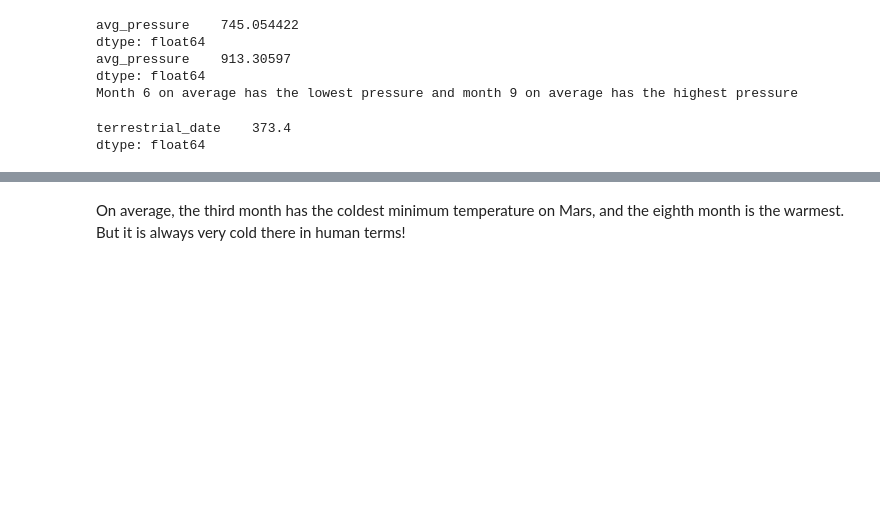
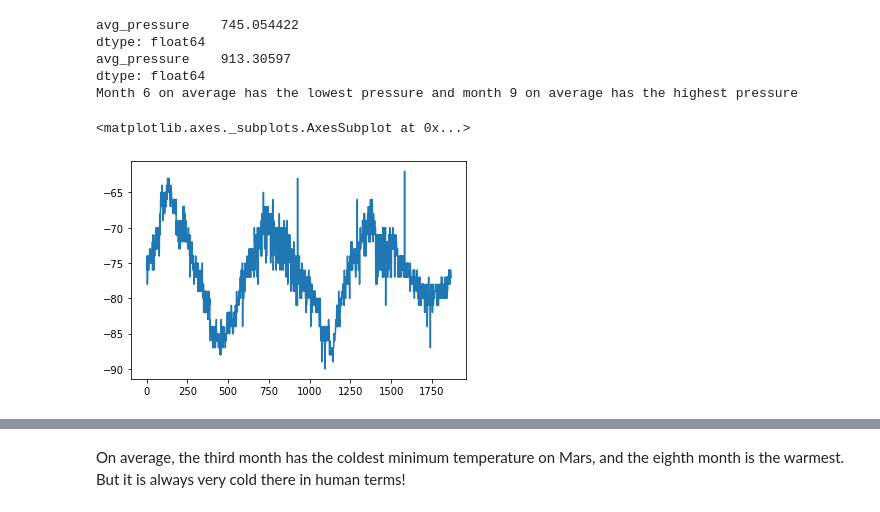
Before and after one commit to Patrick-Bacza/web-scraping-challenge, a Jupyter notebook: part_2_mars_weather.ipynb, the cells around one changed output, grey strips where cells are left out. Drawn from its saved outputs; the diff is of its cells as text; code cells hidden in the pictures; blank space fills up the shorter version.

```diff
--- a/part_2_mars_weather.ipynb
+++ b/part_2_mars_weather.ipynb
@@ -289,6 +289,8 @@ dtype: float64
 Month 6 on average has the lowest pressure and month 9 on average has the highest pressure
 # %%
 # 5. How many terrestrial (earth) days are there in a Martian year?
+
+temp_df['min_temp'].plot()
 # %% [output]
-terrestrial_date    373.4
-dtype: float64
+<matplotlib.axes._subplots.AxesSubplot at 0x...>
+[figure, added]
```
Also changed, not shown: parts of 3 cells of this notebook.
